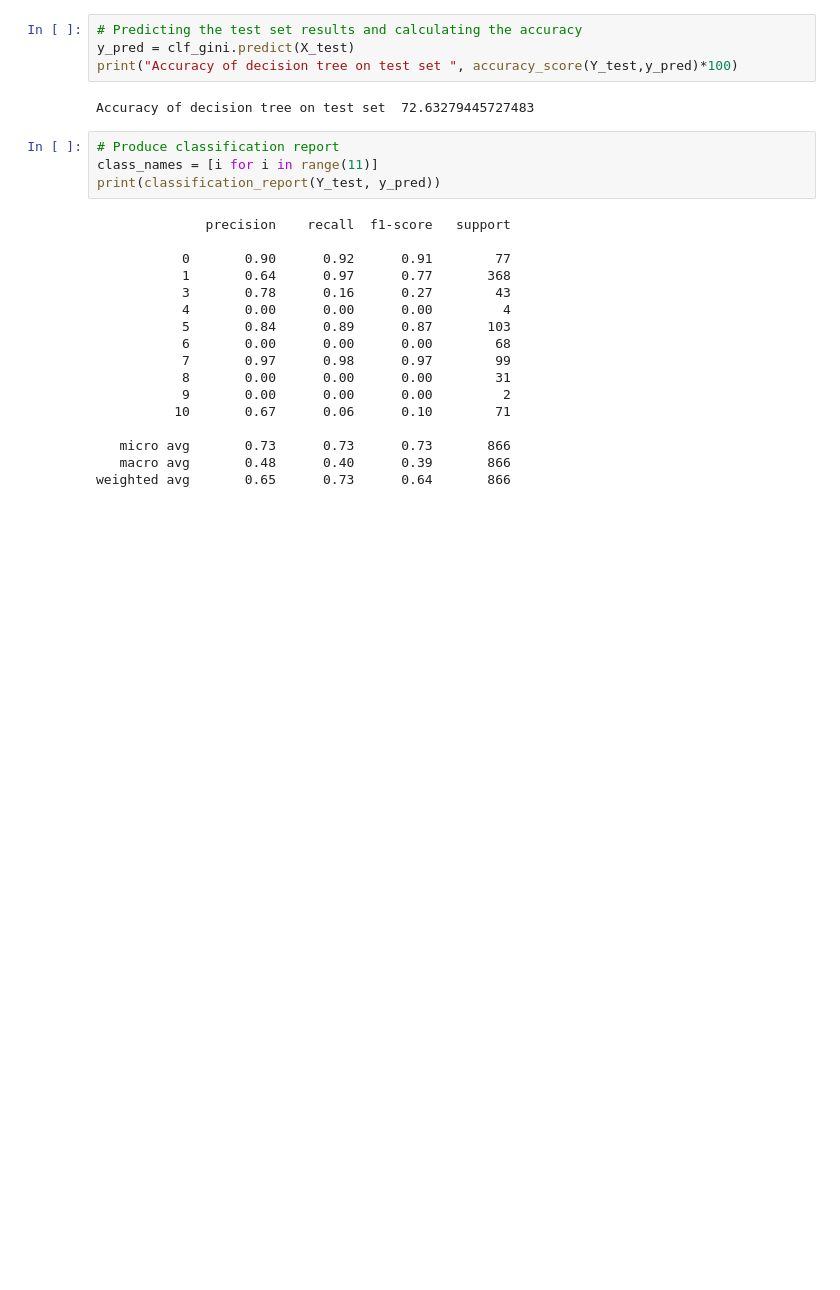
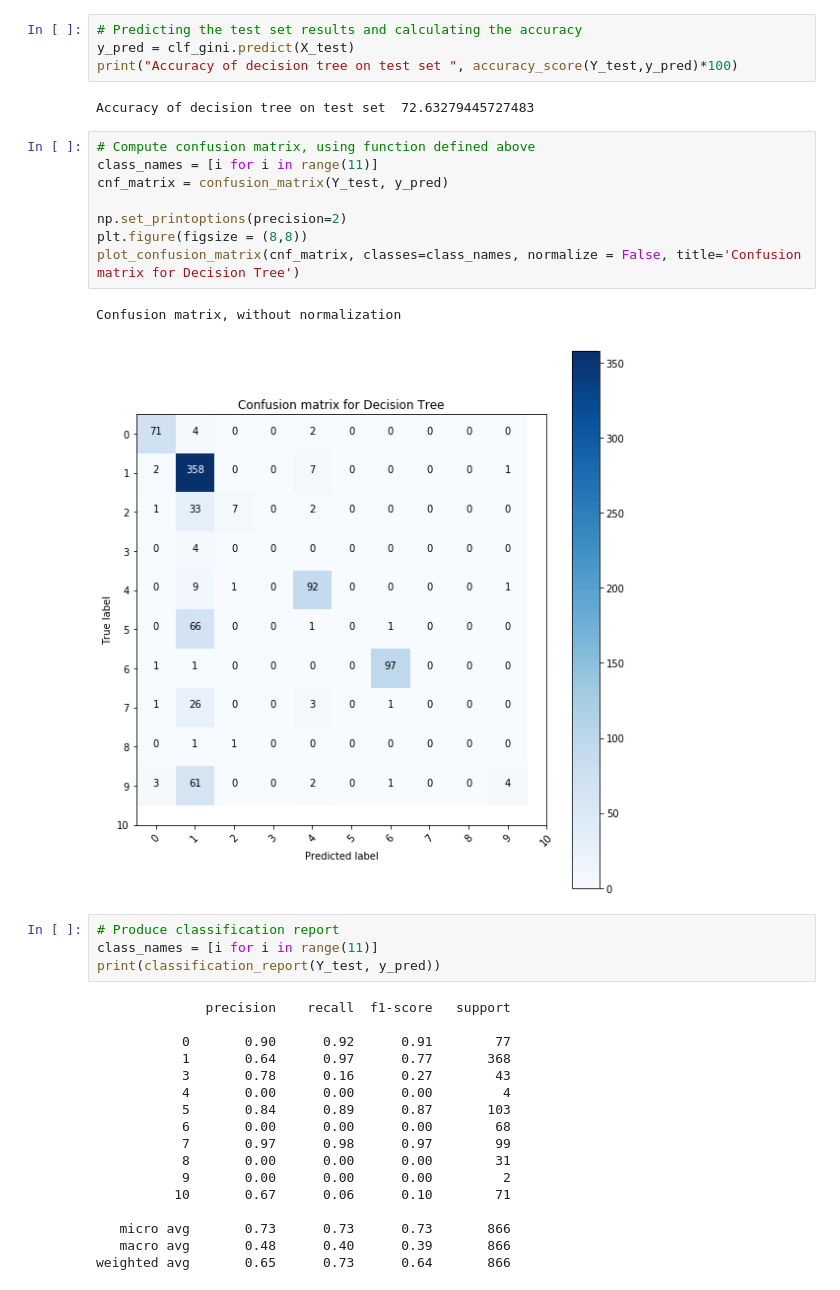
Before and after one commit to dvroman22/Marketing-Segmentation, a Jupyter notebook: Marketing Segmentation.ipynb, the cells around one changed output. Cells and saved outputs as stored; diff of their text form; blank space fills up the shorter version.

Commit message:
Added Confusion matrix for last two models

```diff
--- a/Marketing Segmentation.ipynb
+++ b/Marketing Segmentation.ipynb
@@ -1304,6 +1304,17 @@ y_pred = clf_gini.predict(X_test)
 print("Accuracy of decision tree on test set ", accuracy_score(Y_test,y_pred)*100)
 # %% [output]
 Accuracy of decision tree on test set  72.63279445727483
+# %%
+# Compute confusion matrix, using function defined above
+class_names = [i for i in range(11)]
+cnf_matrix = confusion_matrix(Y_test, y_pred)
+
+np.set_printoptions(precision=2)
+plt.figure(figsize = (8,8))
+plot_confusion_matrix(cnf_matrix, classes=class_names, normalize = False, title='Confusion matrix for Decision Tree')
+# %% [output]
+Confusion matrix, without normalization
+[figure, added]
 # %%
 # Produce classification report
 class_names = [i for i in range(11)]
```
Also changed, not shown: parts of 1 cell of this notebook.
